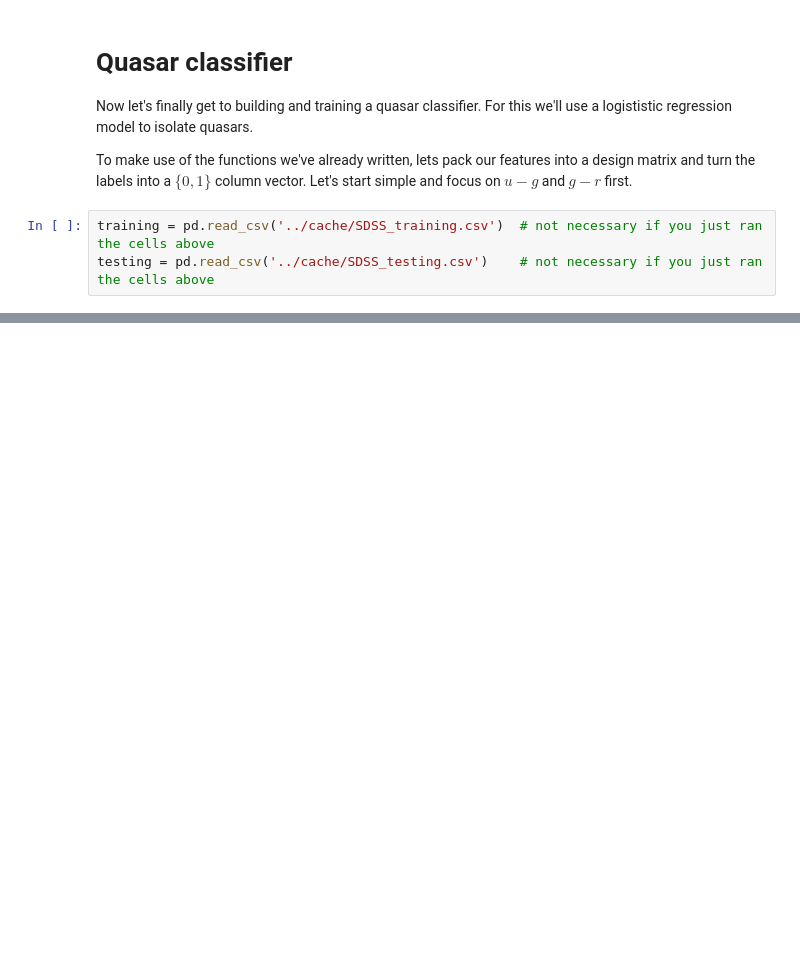
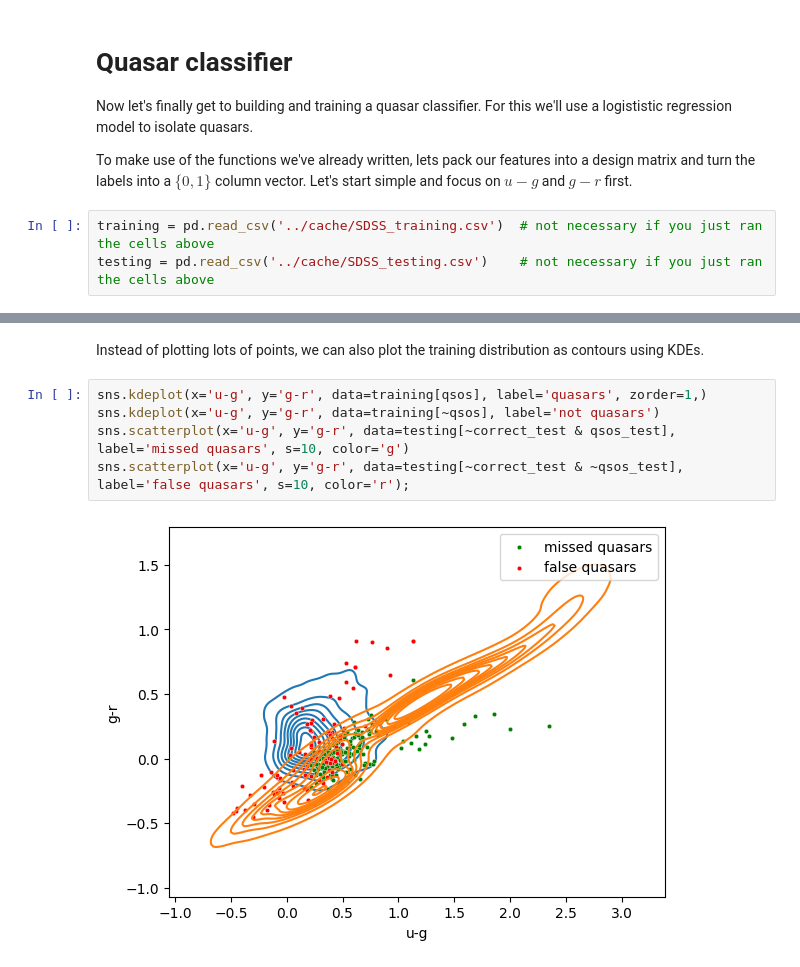
Before and after one commit to uo-phys/comp-phys-26, a Jupyter notebook: notebooks/Logistic Regression w SDSS.ipynb, the cells around one changed output, grey strips where cells are left out. Cells and saved outputs as stored; diff of their text form; blank space fills up the shorter version.

```diff
--- a/notebooks/Logistic Regression w SDSS.ipynb
+++ b/notebooks/Logistic Regression w SDSS.ipynb
@@ -244,0 +448,9 @@ testing = pd.read_csv('../cache/SDSS_testing.csv')    # not necessary if you jus
+# %% [markdown]
+Instead of plotting lots of points, we can also plot the training distribution as contours using KDEs.
+# %%
+sns.kdeplot(x='u-g', y='g-r', data=training[qsos], label='quasars', zorder=1,)
+sns.kdeplot(x='u-g', y='g-r', data=training[~qsos], label='not quasars')
+sns.scatterplot(x='u-g', y='g-r', data=testing[~correct_test & qsos_test], label='missed quasars', s=10, color='g')
+sns.scatterplot(x='u-g', y='g-r', data=testing[~correct_test & ~qsos_test], label='false quasars', s=10, color='r');
+# %% [output]
+[figure, added]
```
Also changed, not shown: parts of 26 cells of this notebook, 2 other files.
